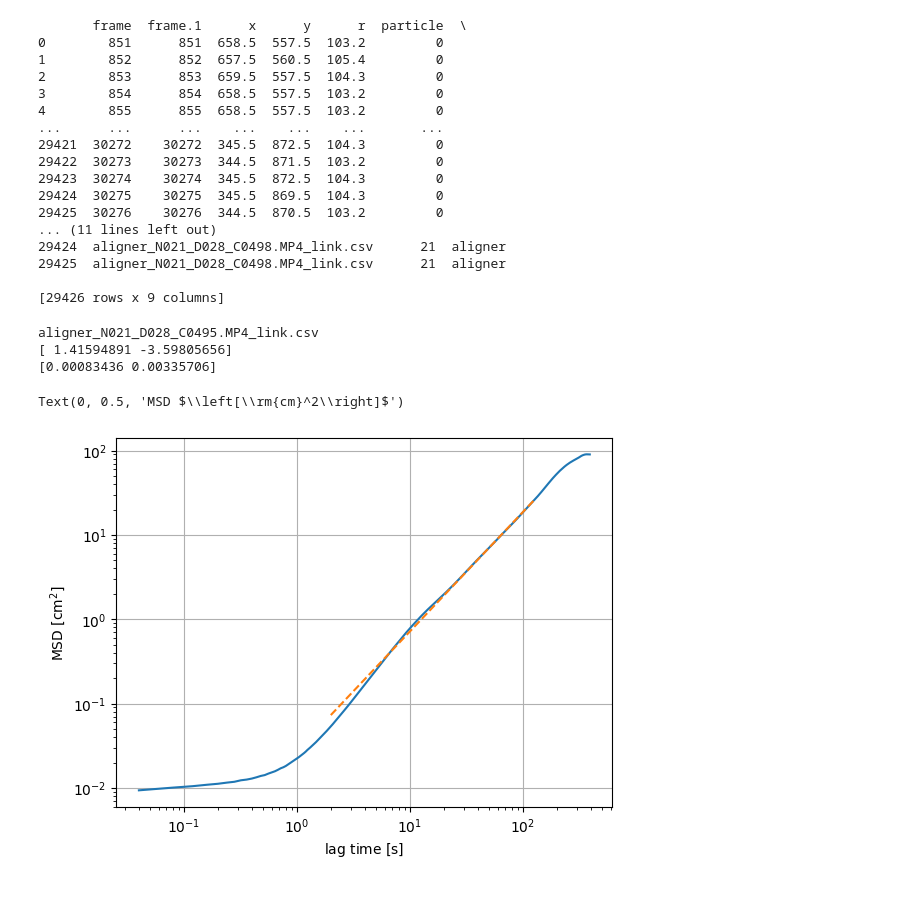
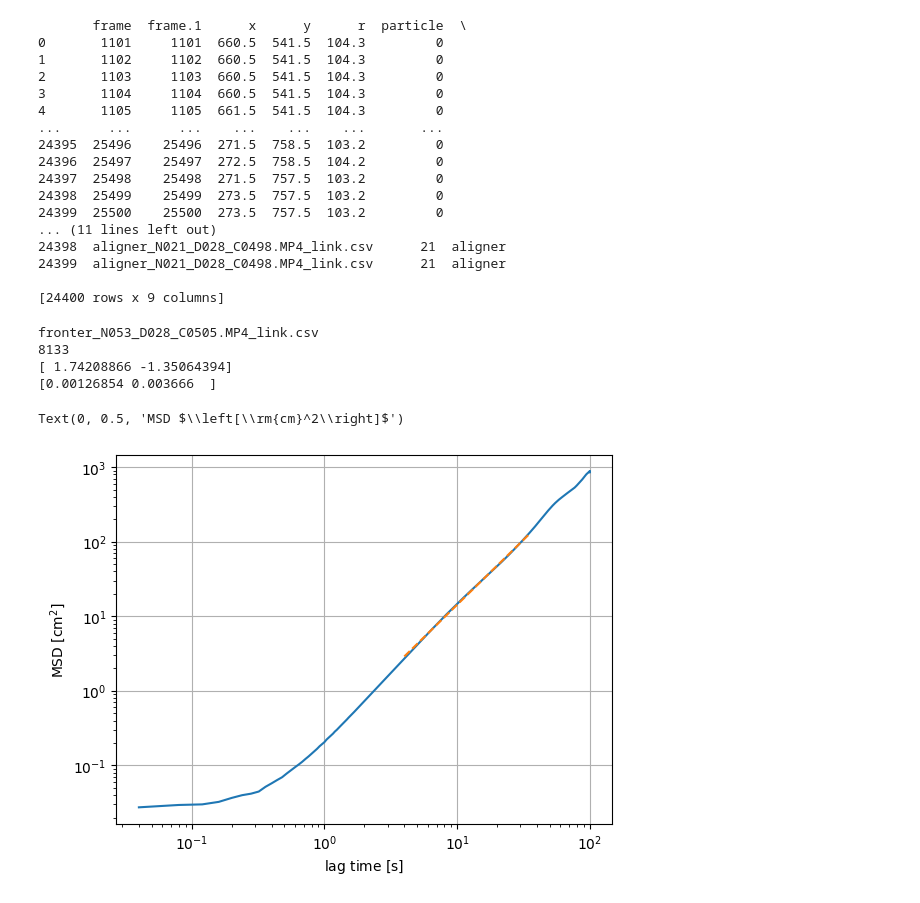
Before and after one commit to complex-lab/robotic_swarms, a Jupyter notebook: power_law_vs_num_bots.ipynb, the cells around one changed output. Saved outputs shown, nothing was run; the diff lists cells and outputs as text; code cells hidden in the pictures.

```diff
--- a/power_law_vs_num_bots.ipynb
+++ b/power_law_vs_num_bots.ipynb
@@ -33,7 +33,7 @@ def powerlaw(x,A,n):
 def linear_fit_log(x,n,A):
     return n*x+A
 # %%
-expSumFileNamePassive='C:\\Users\\User\\Documents\\Eden\\locate_git_code\\packaged\\expSumPack_botnum_28cm.csv'
+expSumFileNamePassive='C:\\Users\\User\\Documents\\Eden\\locate_git_code\\packaged\\expSumPack_botnum_28cm_updated.csv'
 expSumPassive=pd.read_csv(expSumFileNamePassive,index_col=0)
 passive_path='C:\\Users\\User\\Documents\\Eden\\locate_git_code\\packaged'
 all_data=pd.DataFrame()
@@ -41,9 +41,10 @@ for index,row in expSumPassive.iterrows():
     #bot experiment loop
     FileName=row.linkingFileNamePack
     bot_num_current=row.bots
-    starting_frame=read_time(row.start_min)
+    starting_frame=read_time(row.start_min)+10*25
+    ending_frame=read_time(row.end_min)
     data=pd.read_csv(passive_path+'\\'+FileName,index_col=0)
-    relevant_data=data.iloc[starting_frame:len(data)].reset_index()
+    relevant_data=data.iloc[starting_frame:ending_frame].reset_index()
     relevant_data['Filename']=[FileName]*len(relevant_data)
     relevant_data['BotNum']=[row.bots]*len(relevant_data)
     relevant_data['BotType']=[row.bottype]*len(relevant_data)
@@ -53,68 +54,70 @@ all_data.to_csv(passive_path+'\\all_linking_passive_data_28cm.csv')
 print(relevant_data)
 # %% [output]
        frame  frame.1      x      y      r  particle  \
-0        851      851  658.5  557.5  103.2         0
-1        852      852  657.5  560.5  105.4         0
-2        853      853  659.5  557.5  104.3         0
-3        854      854  658.5  557.5  103.2         0
-4        855      855  658.5  557.5  103.2         0
+0       1101     1101  660.5  541.5  104.3         0
+1       1102     1102  660.5  541.5  104.3         0
+2       1103     1103  660.5  541.5  104.3         0
+3       1104     1104  660.5  541.5  104.3         0
+4       1105     1105  661.5  541.5  104.3         0
 ...      ...      ...    ...    ...    ...       ...
-29421  30272    30272  345.5  872.5  104.3         0
-29422  30273    30273  344.5  871.5  103.2         0
-29423  30274    30274  345.5  872.5  104.3         0
-29424  30275    30275  345.5  869.5  104.3         0
-29425  30276    30276  344.5  870.5  103.2         0
+24395  25496    25496  271.5  758.5  103.2         0
+24396  25497    25497  272.5  758.5  104.2         0
+24397  25498    25498  271.5  757.5  103.2         0
+24398  25499    25499  273.5  757.5  103.2         0
+24399  25500    25500  273.5  757.5  103.2         0
 ... (11 lines left out)
-29424  aligner_N021_D028_C0498.MP4_link.csv      21  aligner
-29425  aligner_N021_D028_C0498.MP4_link.csv      21  aligner
+24398  aligner_N021_D028_C0498.MP4_link.csv      21  aligner
+24399  aligner_N021_D028_C0498.MP4_link.csv      21  aligner
 
-[29426 rows x 9 columns]
+[24400 rows x 9 columns]
 # %%
 arenaSizePixels = 1090 # [pixels]
 arenaSizeCm = 150 # [cm]
 fps =25
 mpp = arenaSizeCm/arenaSizePixels/2 #[cm/pixel]
-expnum=49
+expnum=40
 exp_row=expSumPassive.iloc[expnum]
 expnun_Filename=exp_row.linkingFileNamePack
 print(expnun_Filename)
 data=all_data[(all_data['Filename']==expnun_Filename)]
 relevant_data_try = tp.filter_stubs(data,threshold=100)
 max_lagtime=int(len(relevant_data)/3)
+print(max_lagtime)
 imsd_try = tp.imsd(relevant_data_try,fps=fps,mpp=mpp,max_lagtime=max_lagtime)
 last_imsd_try=imsd_try.index[-1]
 lag_time_thresh=int(last_imsd_try/150)
 max_lagtime_thresh=int(last_imsd_try/3)
-relevant_imsd=imsd_try.loc[lag_time_thresh:max_lagtime_thresh]
-#relevant_imsd=imsd_try.loc[10:50]
+#relevant_imsd=imsd_try.loc[lag_time_thresh:max_lagtime_thresh]
+relevant_imsd=imsd_try.loc[4:35]
 fig,ax = plt.subplots()
 #ax.plot(np.log(imsd_try.index),np.log(imsd_try),label='msd')
 ax.loglog(imsd_try.index,imsd_try,label='msd')
 p0=np.array([2,0.5])
 popt,pcov = sc.optimize.curve_fit(linear_fit_log,np.log(relevant_imsd.index),np.log(relevant_imsd.iloc[:,0]),p0=p0)
 perr = np.sqrt(np.diag(pcov))
 corr=np.corrcoef(pcov,rowvar=True)
 print(popt)
 print(perr)
 fit_x=np.log(relevant_imsd.index)
 fit_y=fit_x*popt[0]+popt[1]
 ax.loglog(np.exp(fit_x),np.exp(fit_y),'--')
 #ax.plot(df.frame,df.x)
 #ax.plot(df.frame,df.y)
 x = np.linspace(1,10,10)
 y = 0.02E0*x**1.75
 #ax.loglog(x,y,'--',label='1.75')
 #ax.axis([0.01,2000,0.01,1E4])
 ax.grid()
 
 ax.set_xlabel(r'lag time $\left[\rm{s}\right]$')
 ax.set_ylabel(r'MSD $\left[\rm{cm}^2\right]$')
 # %% [output]
-aligner_N021_D028_C0495.MP4_link.csv
-[ 1.41594891 -3.59805656]
-[0.00083436 0.00335706]
+fronter_N053_D028_C0505.MP4_link.csv
+8133
+[ 1.74208866 -1.35064394]
+[0.00126854 0.003666  ]
 Text(0, 0.5, 'MSD $\\left[\\rm{cm}^2\\right]$')
-[figure, old version]
+[figure, new version]
 # %%
 arenaSizePixels = 1090 # [pixels]
 arenaSizeCm = 150 # [cm]
```
Also changed, not shown: parts of 3 cells of this notebook.
